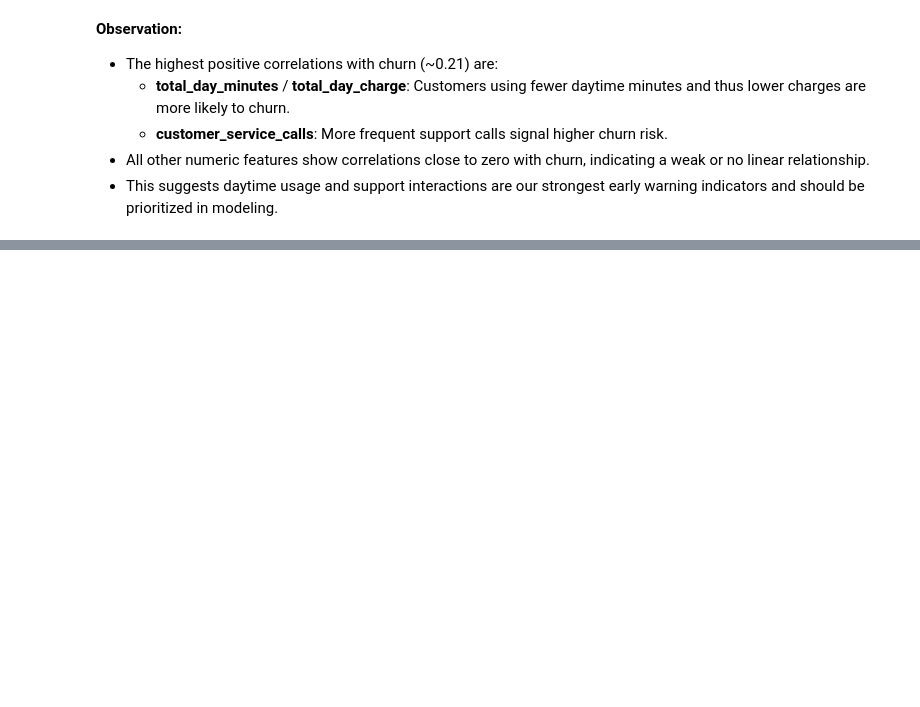
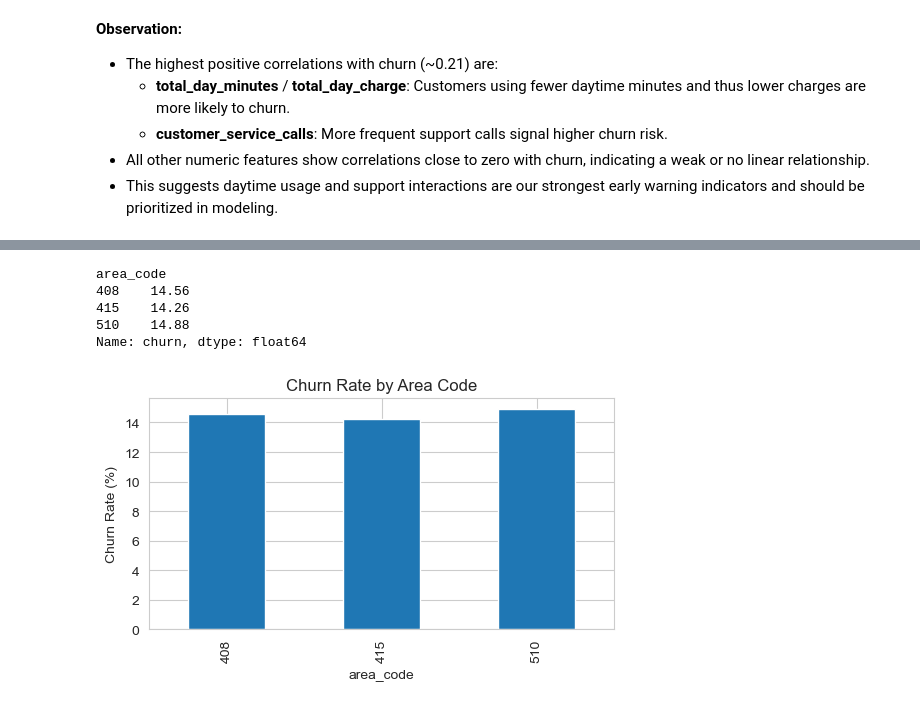
Before and after one commit to rosemiriti/Syria_Telco_Churn_Prediction_Project, a Jupyter notebook: syria_telco_churn.ipynb, the cells around one changed output, grey strips where cells are left out. Drawn from its saved outputs; the diff is of its cells as text; code cells hidden in the pictures; blank space fills up the shorter version.

```diff
--- a/syria_telco_churn.ipynb
+++ b/syria_telco_churn.ipynb
@@ -519,0 +551,17 @@ plt.show()
+# %%
+# Churn rate by area_code
+churn_by_area = df_churn.groupby('area_code')['churn'].mean().sort_index() * 100
+print(churn_by_area.round(2))
+
+# Plot a Bar chart
+churn_by_area.plot.bar(figsize=(6,3))
+plt.ylabel("Churn Rate (%)")
+plt.title("Churn Rate by Area Code")
+plt.show()
+# %% [output]
+area_code
+408    14.56
+415    14.26
+510    14.88
+Name: churn, dtype: float64
+[figure, added]
```
Also changed, not shown: parts of 23 cells of this notebook.
